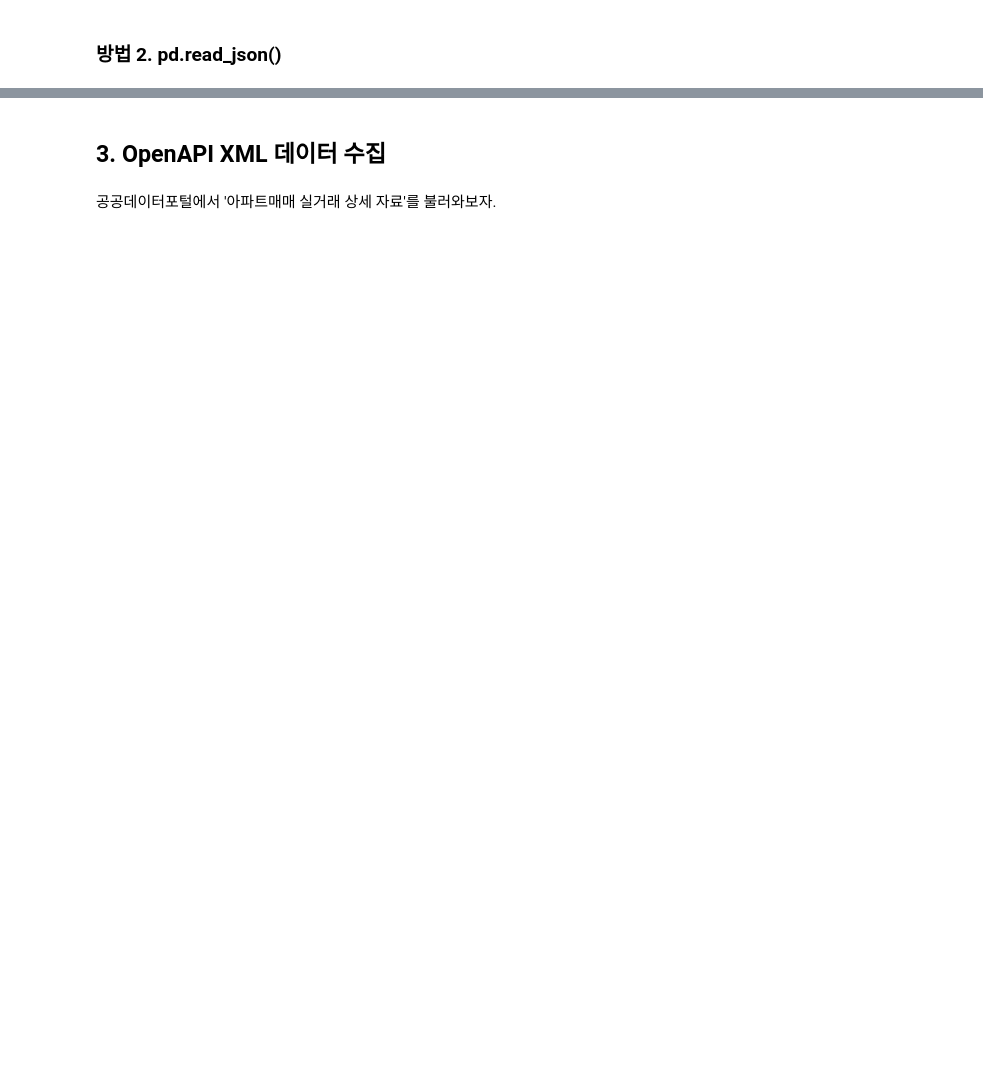
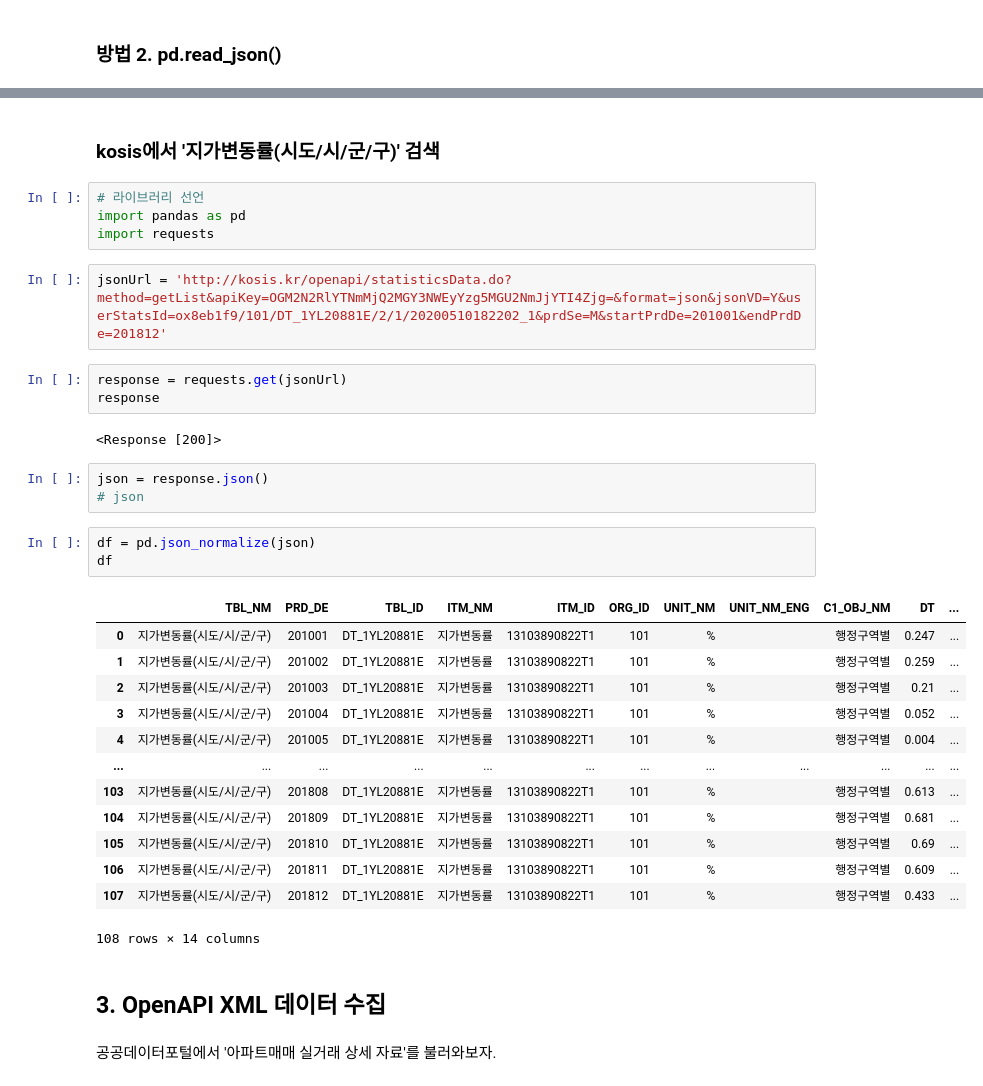
Before and after one commit to sbpark88/Python_Study, a Jupyter notebook: lecture/Study 4.22 openAPI crawling json and xml data.ipynb, the cells around one changed output, grey strips where cells are left out. Saved outputs shown, nothing was run; the diff lists cells and outputs as text; blank space fills up the shorter version.

```diff
--- a/lecture/Study 4.22.ipynb
+++ b/lecture/Study 4.22 openAPI crawling json and xml data.ipynb
@@ -114,3 +118,36 @@ population.head()
+# %% [markdown]
+### kosis에서 '지가변동률(시도/시/군/구)' 검색
+# %%
+# 라이브러리 선언
+import pandas as pd
+import requests
+# %%
+jsonUrl = 'http://kosis.kr/openapi/statisticsData.do?method=getList&apiKey=OGM2N2RlYTNmMjQ2MGY3NWEyYzg5MGU2NmJjYTI4Zjg=&format=json&jsonVD=Y&userStatsId=ox8eb1f9/101/DT_1YL20881E/2/1/20200510182202_1&prdSe=M&startPrdDe=201001&endPrdDe=201812'
+# %%
+response = requests.get(jsonUrl)
+response
+# %% [output]
+<Response [200]>
+# %%
+json = response.json()
+# json
+# %%
+df = pd.json_normalize(json)
+df
+# %% [output]
+|  | TBL_NM | PRD_DE | TBL_ID | ITM_NM | ITM_ID | ORG_ID | UNIT_NM | UNIT_NM_ENG | C1_OBJ_NM | DT | ... |
+| 0 | 지가변동률(시도/시/군/구) | 201001 | DT_1YL20881E | 지가변동률 | 13103890822T1 | 101 | % |  | 행정구역별 | 0.247 | ... |
+| 1 | 지가변동률(시도/시/군/구) | 201002 | DT_1YL20881E | 지가변동률 | 13103890822T1 | 101 | % |  | 행정구역별 | 0.259 | ... |
+| 2 | 지가변동률(시도/시/군/구) | 201003 | DT_1YL20881E | 지가변동률 | 13103890822T1 | 101 | % |  | 행정구역별 | 0.21 | ... |
+| 3 | 지가변동률(시도/시/군/구) | 201004 | DT_1YL20881E | 지가변동률 | 13103890822T1 | 101 | % |  | 행정구역별 | 0.052 | ... |
+| 4 | 지가변동률(시도/시/군/구) | 201005 | DT_1YL20881E | 지가변동률 | 13103890822T1 | 101 | % |  | 행정구역별 | 0.004 | ... |
+| ... | ... | ... | ... | ... | ... | ... | ... | ... | ... | ... | ... |
+| 103 | 지가변동률(시도/시/군/구) | 201808 | DT_1YL20881E | 지가변동률 | 13103890822T1 | 101 | % |  | 행정구역별 | 0.613 | ... |
+| 104 | 지가변동률(시도/시/군/구) | 201809 | DT_1YL20881E | 지가변동률 | 13103890822T1 | 101 | % |  | 행정구역별 | 0.681 | ... |
+| 105 | 지가변동률(시도/시/군/구) | 201810 | DT_1YL20881E | 지가변동률 | 13103890822T1 | 101 | % |  | 행정구역별 | 0.69 | ... |
+| 106 | 지가변동률(시도/시/군/구) | 201811 | DT_1YL20881E | 지가변동률 | 13103890822T1 | 101 | % |  | 행정구역별 | 0.609 | ... |
+| 107 | 지가변동률(시도/시/군/구) | 201812 | DT_1YL20881E | 지가변동률 | 13103890822T1 | 101 | % |  | 행정구역별 | 0.433 | ... |
+108 rows × 14 columns
 # %% [markdown]
 ## 3. OpenAPI XML 데이터 수집
 # %% [markdown]
```
Also changed, not shown: parts of 38 cells of this notebook, 1 other file.
